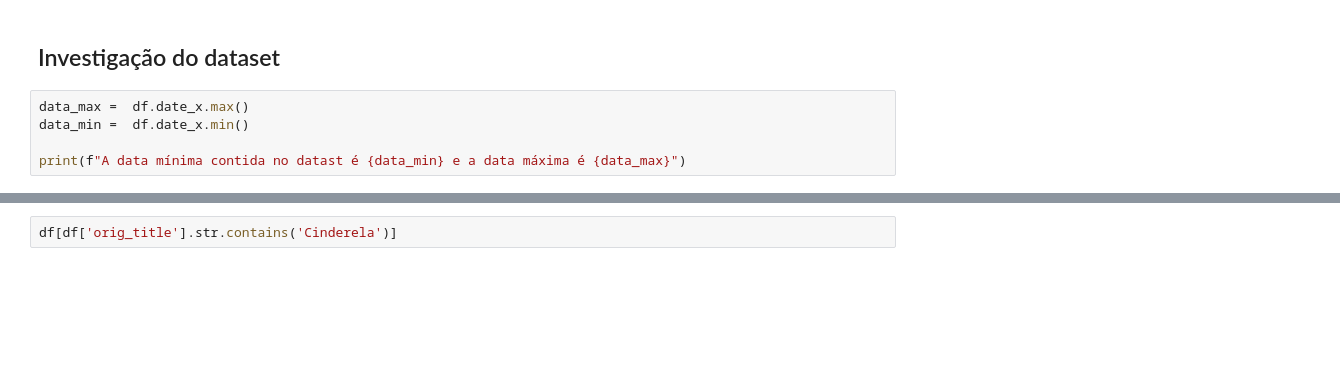
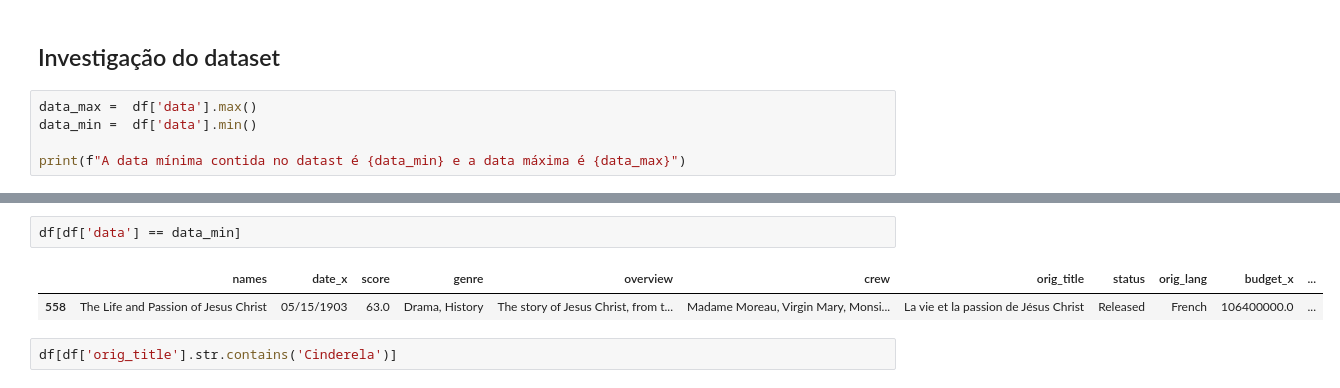
Before and after one commit to ClaudiaSobral/treinamento-dados-end-to-end, a Jupyter notebook: notebooks/01_EDA.ipynb, the cells around one changed output, grey strips where cells are left out. Cells and saved outputs as stored; diff of their text form; blank space fills up the shorter version.

```diff
--- a/notebooks/01_EDA.ipynb
+++ b/notebooks/01_EDA.ipynb
@@ -67,8 +117,8 @@ np.int64(0)
 # %% [markdown]
 ## Investigação do dataset
 # %%
-data_max =  df.date_x.max()
-data_min =  df.date_x.min()
+data_max =  df['data'].max()
+data_min =  df['data'].min()
 
 print(f"A data mínima contida no datast é {data_min} e a data máxima é {data_max}")
 # %% [output]
@@ -79,6 +129,11 @@ df[df['orig_title'].str.contains('.Trap.')]
 |  | names | date_x | score | genre | overview | crew | orig_title | status | orig_lang | budget_x | ... |
 | 1648 | Puss in Book: Trapped in an Epic ... | 06/20/2017 | 66.0 | Family, Fantasy, Animation, Comed... | After tumbling into a magic story... | Eric Bauza, Puss In Boots / Eames... | Puss in Book: Trapped in an Epic ... | Released | English | 111000000.0 | ... |
 | 4979 | JLA Adventures: Trapped in Time | 01/21/2014 | 67.0 | Family, Animation, Action, Scienc... | Get ready for a battle of the age... | Diedrich Bader, Batman / Bruce Wa... | JLA Adventures: Trapped in Time | Released | English | 178000000.0 | ... |
+# %%
+df[df['data'] == data_min]
+# %% [output]
+|  | names | date_x | score | genre | overview | crew | orig_title | status | orig_lang | budget_x | ... |
+| 558 | The Life and Passion of Jesus Christ | 05/15/1903 | 63.0 | Drama, History | The story of Jesus Christ, from t... | Madame Moreau, Virgin Mary, Monsi... | La vie et la passion de Jésus Christ | Released | French | 106400000.0 | ... |
 # %%
 df[df['orig_title'].str.contains('Cinderela')]
 # %% [output]
```
Also changed, not shown: parts of 13 cells of this notebook, 1 other file.
